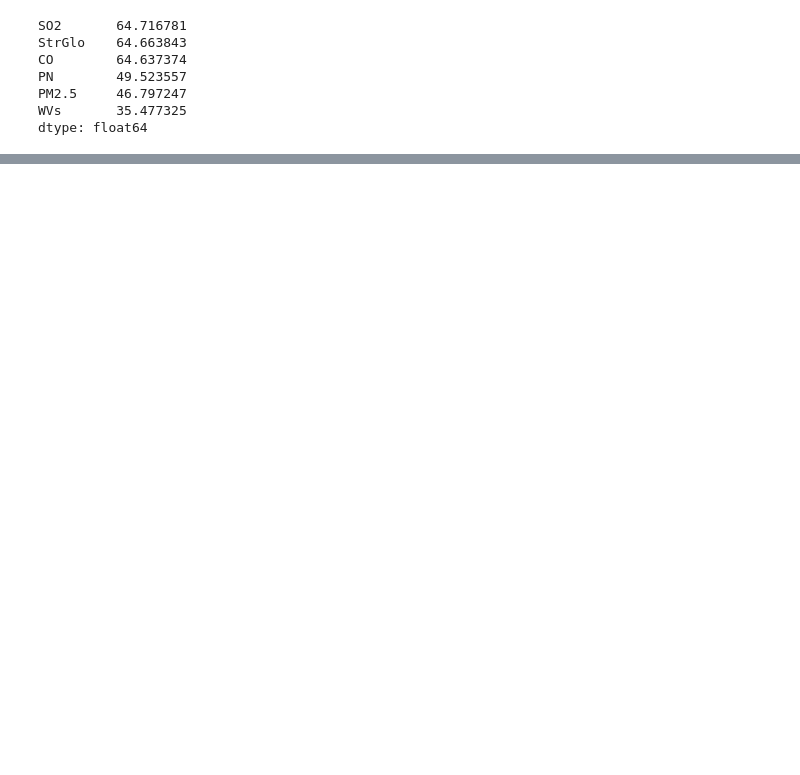
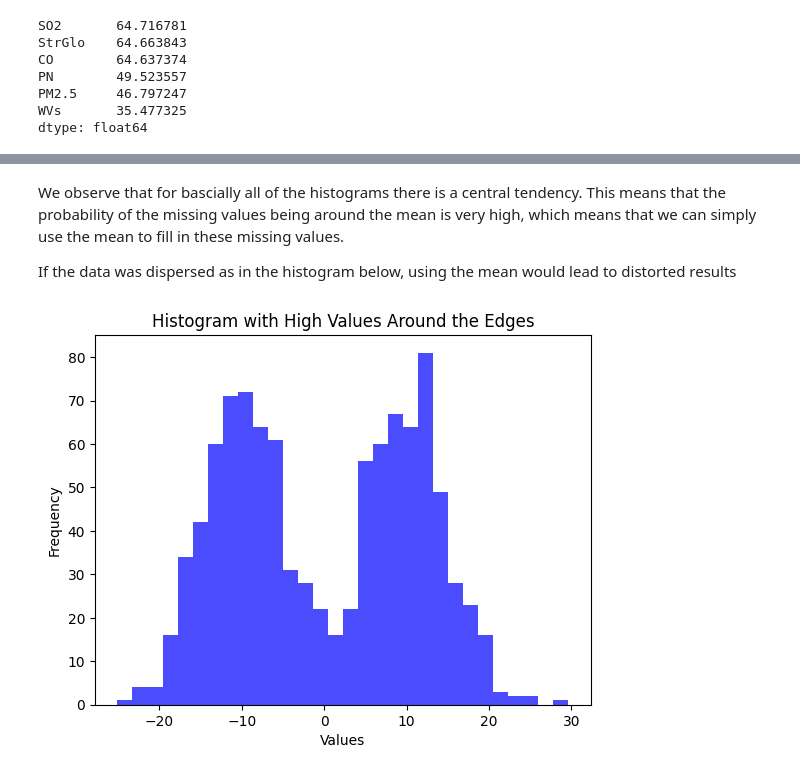
Before and after one commit to ninocaduff/DSF-Project, a Jupyter notebook: jupyter/missingvalues.ipynb, the cells around one changed output, grey strips where cells are left out. Saved outputs shown, nothing was run; the diff lists cells and outputs as text; code cells hidden in the pictures; blank space fills up the shorter version.

```diff
--- a/jupyter/missingvalues.ipynb
+++ b/jupyter/missingvalues.ipynb
@@ -32,0 +101,24 @@ df = df.drop(columns=columns_to_drop)
+# %% [markdown]
+We observe that for bascially all of the histograms there is a central tendency. This means that the probability of the missing values being around the mean is very high, which means that we can simply use the mean to fill in these missing values.
+
+If the data was dispersed as in the histogram below, using the mean would lead to distorted results
+# %%
+import matplotlib.pyplot as plt
+import numpy as np
+
+# Generate a dataset with high values around the edges
+data = np.concatenate([np.random.normal(loc=-10, scale=5, size=500),
+                       np.random.normal(loc=10, scale=5, size=500)])
+
+# Create a histogram
+plt.hist(data, bins=30, color='blue', alpha=0.7)
+
+# Add labels and title
+plt.xlabel('Values')
+plt.ylabel('Frequency')
+plt.title('Histogram with High Values Around the Edges')
+
+# Show the plot
+plt.show()
+# %% [output]
+[figure, added]
```
Also changed, not shown: parts of 6 cells of this notebook.
